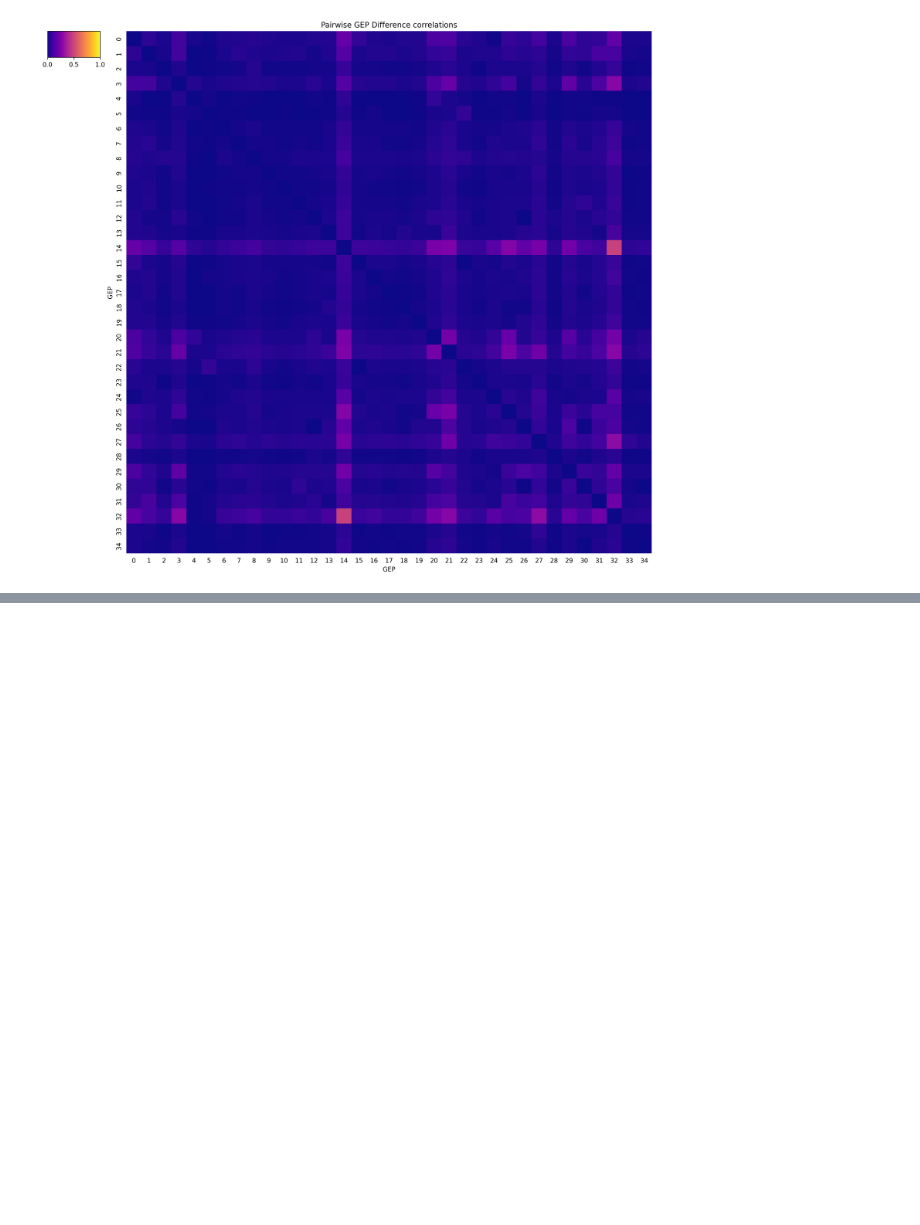
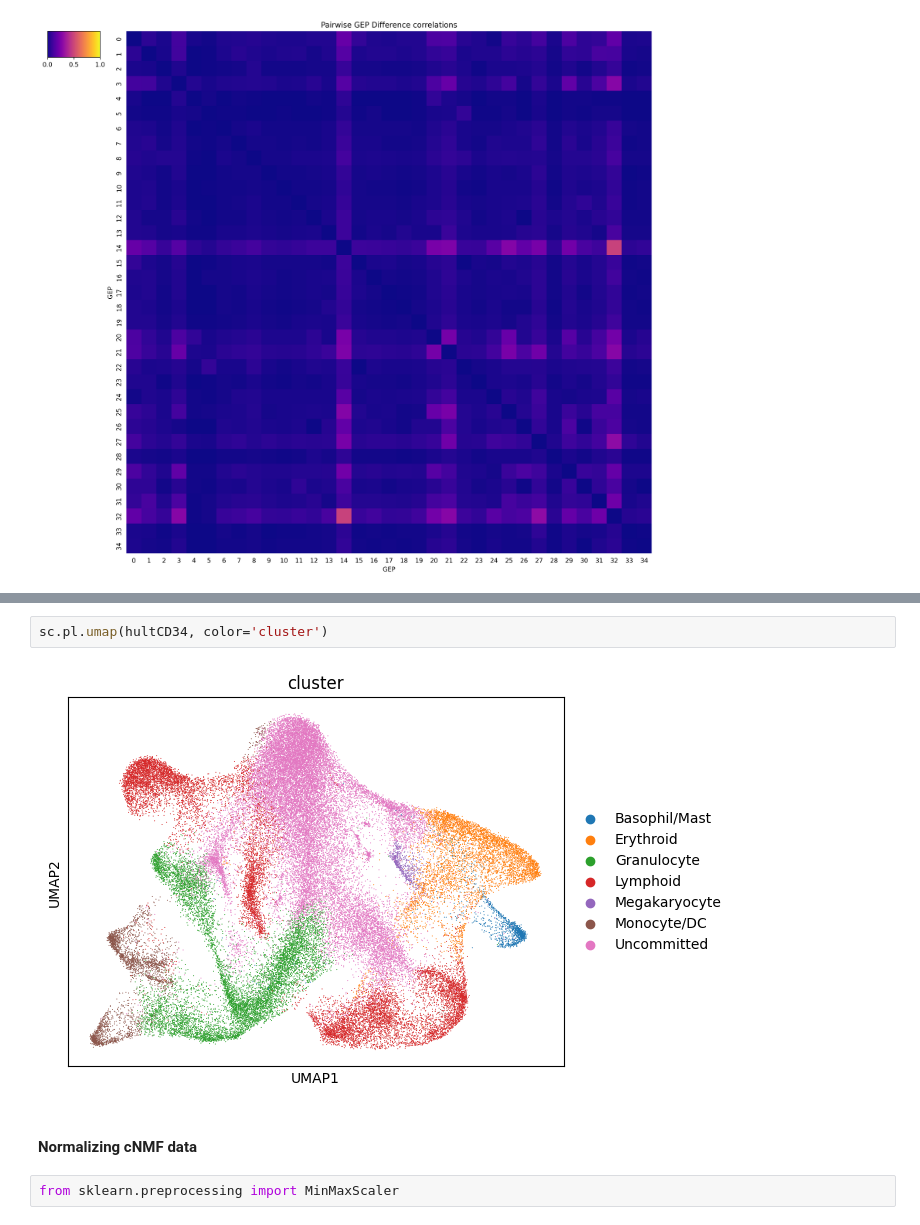
Before and after one commit to Tofulati/cd34hult, a Jupyter notebook: hultcd34_vis.ipynb, the cells around one changed output, grey strips where cells are left out. Cells and saved outputs as stored; diff of their text form; blank space fills up the shorter version.

```diff
--- a/hultcd34_vis.ipynb
+++ b/hultcd34_vis.ipynb
@@ -232,0 +242,8 @@ fig.colorbar(ScalarMappable(norm=Normalize(vmin=0, vmax=1),
+# %%
+sc.pl.umap(hultCD34, color='cluster')
+# %% [output]
+[figure, added]
+# %% [markdown]
+#### Normalizing cNMF data
+# %%
+from sklearn.preprocessing import MinMaxScaler
```
Also changed, not shown: parts of 17 cells of this notebook, 2 other files.
